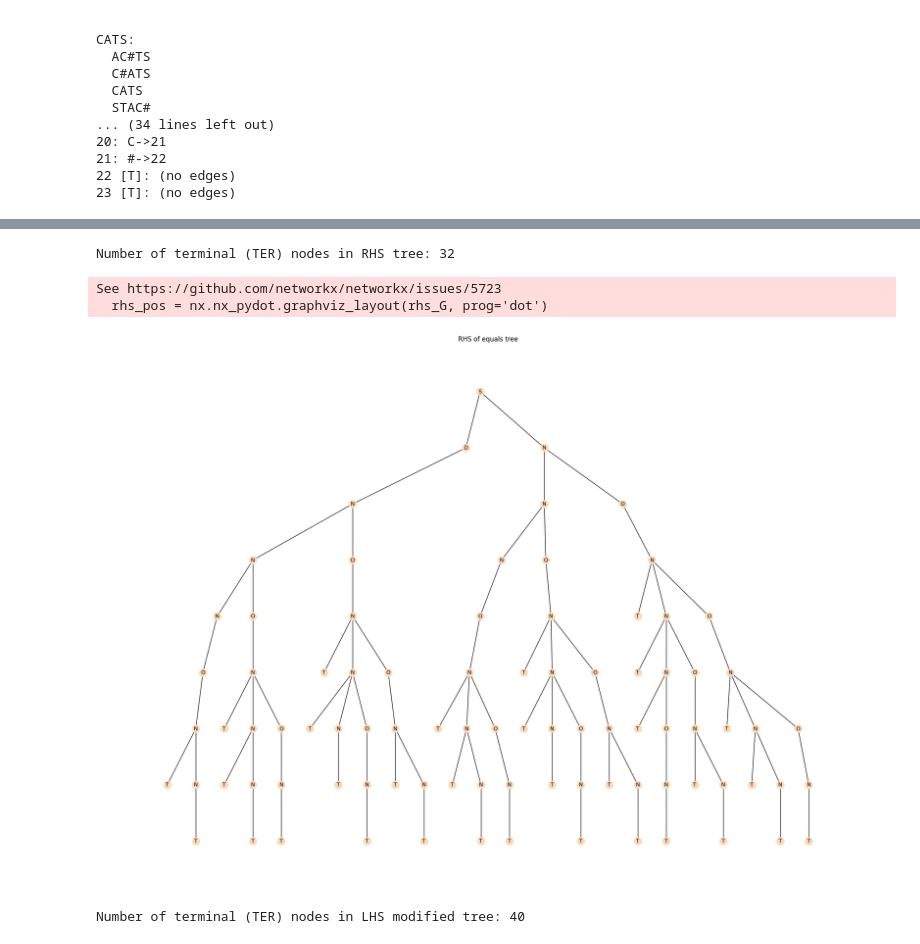
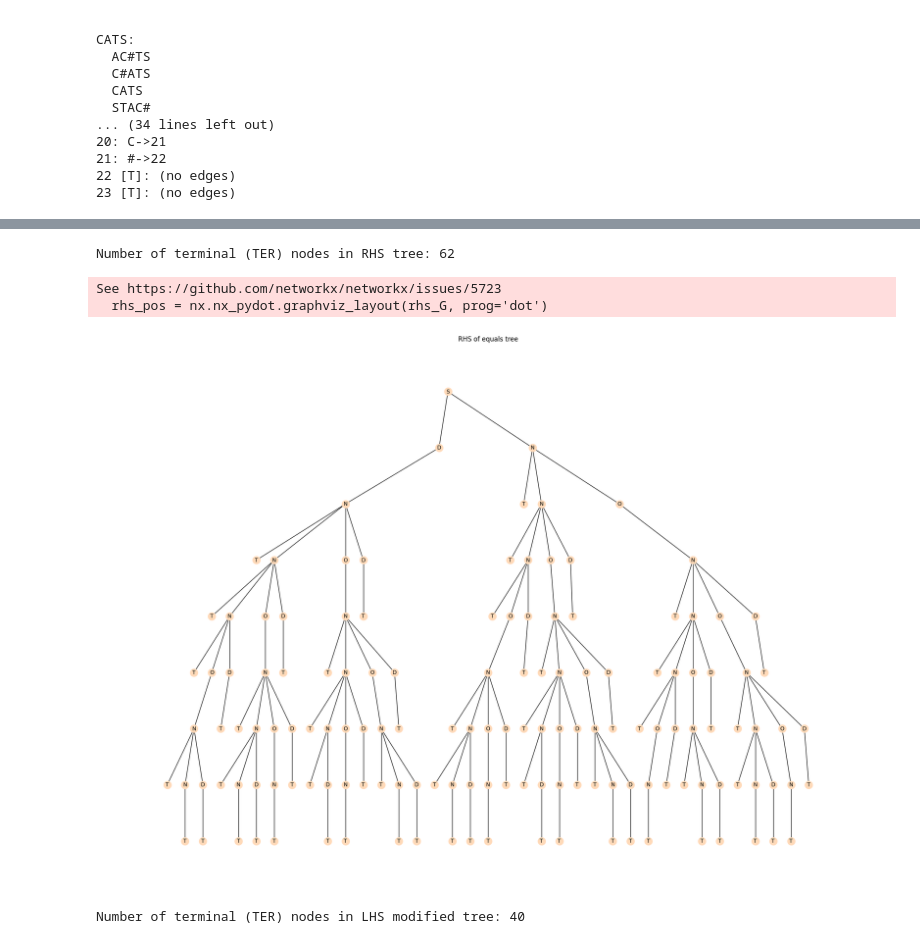
Before and after one commit to TarinPairor/a-math, a Jupyter notebook: test.ipynb, the cells around one changed output, grey strips where cells are left out. Saved outputs shown, nothing was run; the diff lists cells and outputs as text; code cells hidden in the pictures.

Commit message:
Fix tree conditions, generate total number of dual tree paths

```diff
--- a/test.ipynb
+++ b/test.ipynb
@@ -495,8 +468,10 @@ See https://github.com/networkx/networkx/issues/5723
 # %%
 from anytree import Node, RenderTree
 
+# Make RHS tree follow "after EVERY num is a terminal" similar to the LHS construction rules
+
 # Entity types
-S = "S"    # New Start node for RHS
+S = "S"    # Start node for RHS
 NUM = "N"
 OP = "O"
 DASH = "D"
@@ -507,114 +482,94 @@ MAX_CONTIG_NUM = 3
 
 def build_rhs_equals_tree():
     root = Node(S)
+    # The structure mirrors LHS: after every NUM there is a terminal, after every DASH there is a terminal.
 
     def add_children(parent, depth, path, num_streak, has_op):
         """
         parent: current node (anytree.Node)
         depth: current depth (root is depth 0)
-        path: list of entity names (excluding TER)
-        num_streak: current contiguous NUM count
+        path: list of entity types so far (excluding TER)
+        num_streak: contiguous NUM count
         has_op: bool, does this path have any OP so far
         """
+        # Always after a NUM, insert terminal
+        if parent.name == NUM:
+            Node(TER, parent=parent)
+        if parent.name == DASH:
+            Node(TER, parent=parent)
+
         if depth >= MAX_DEPTH:
-            # At max depth, only maybe add TER (which isn't counted in depth)
-            if parent.name == NUM and has_op:
-                Node(TER, parent=parent)
             return
 
-        # Rule 7: TER only allowed after NUM and if OP exists in path
-        if parent.name == NUM and has_op:
-            Node(TER, parent=parent)
-
-        # Stop at terminator
         if parent.name == TER:
             return
 
-        # Handle node type expansion
         if parent.name == S:
-            # Rule 1: S branches to DASH->NUM, NUM
+            # S can go to DASH or NUM
+            # S -> DASH
             dash = Node(DASH, parent=parent)
-            # now S->DASH->NUM
+            # DASH always must go to NUM (then terminal)
             num_after_dash = Node(NUM, parent=dash)
-            # The following line is critical:
-            # Instead of only adding a NUM node, we branch from here as if we just did S->N
-            # So invoke add_children on num_after_dash just like on an S->N
             add_children(num_after_dash, depth+2, path+[DASH, NUM], 1, has_op)
-            # Also do S -> NUM as normal (original branch)
+            # Also S -> NUM
             add_children(Node(NUM, parent=parent), depth+1, path+[NUM], 1, has_op)
         elif parent.name == NUM:
-            # Rule 2: NUM can go to NUM (if streak < 3), or OP
+            # NUM can go to NUM (if not over streak), OP, DASH
+            # But do NOT allow NUM->DASH if parent of NUM is S (i.e., path ends with [..., S, NUM])
+            is_s_n = len(path) >= 2 and path[-2:] == [S, NUM]
             if num_streak < MAX_CONTIG_NUM:
                 add_children(Node(NUM, parent=parent), depth+1, path+[NUM], num_streak+1, has_op)
-            add_children(Node(OP, parent=parent), depth+1, path+[OP], 0, True)
+            # OP only if allowed at this depth
+            if depth+1 < MAX_DEPTH:
+                add_children(Node(OP, parent=parent), depth+1, path+[OP], 0, True)
+            if not is_s_n:
+                add_children(Node(DASH, parent=parent), depth+1, path+[DASH], 0, has_op)
         elif parent.name == OP:
-            # Rule 3: OP can go to NUM
+            # OP can only go to NUM
             add_children(Node(NUM, parent=parent), depth+1, path+[NUM], 1, has_op)
-        elif parent.name == DASH:
-            # With new logic, all handling for DASH is via S->DASH->NUM,
-            # so do not expand further from bare DASH nodes.
-            pass
+        # No children from DASH except for forced terminal above
 
     add_children(root, 0, [S], 0, False)
     return root
 
-def prune_last_level_Os_without_terminal_rhs(node, depth, max_depth):
-    """
-    Remove OP ("O") nodes at depth==max_depth that do not have a "T" child.
-    This is a post-build tree cleaning step.
-    """
-    to_remove = []
-    for child in node.children:
-        # Post-order traversal to go bottom-up
-        prune_last_level_Os_without_terminal_rhs(child, depth+1, max_depth)
-        if (
-            child.name == OP
-            and depth+1 == max_depth
-            and not any(grandchild.name == TER for grandchild in child.children)
-        ):
-            to_remove.append(child)
-    for child in to_remove:
-        child.parent = None  # Remove node from tree
+# No need for O-pruning step because after every NUM (or DASH) is a terminal, and OP are handled as in LHS
 
-# Build and display the RHS tree
 rhs_tree_root = build_rhs_equals_tree()
-# Remove O's at last non-terminal level that have no terminal children, just like in LHS
-prune_last_level_Os_without_terminal_rhs(rhs_tree_root, 0, MAX_DEPTH)
 
 rhs_G = nx.DiGraph()
 def build_rhs_nx_graph(node, G, parent=None):
     G.add_node(id(node), label=node.name)
     if parent is not None:
         G.add_edge(id(parent), id(node))
     for child in node.children:
         build_rhs_nx_graph(child, G, node)
 build_rhs_nx_graph(rhs_tree_root, rhs_G)
 
 def rhs_count_terminals(node):
     count = 1 if node.name == TER else 0
     for child in node.children:
         count += rhs_count_terminals(child)
     return count
 
 rhs_num_terminals = rhs_count_terminals(rhs_tree_root)
 print(f"Number of terminal (TER) nodes in RHS tree: {rhs_num_terminals}")
 
 try:
     rhs_pos = nx.nx_pydot.graphviz_layout(rhs_G, prog='dot')
 except Exception:
     rhs_pos = nx.spring_layout(rhs_G)
 
 rhs_labels = nx.get_node_attributes(rhs_G, 'label')
 plt.figure(figsize=(20, 14))
 nx.draw(rhs_G, rhs_pos, with_labels=True, labels=rhs_labels, arrows=False, node_size=200, node_color='peachpuff', font_size=10)
 plt.title("RHS of equals tree")
 plt.tight_layout(pad=3.0)
 plt.show()
 # %% [output]
-Number of terminal (TER) nodes in RHS tree: 32
+Number of terminal (TER) nodes in RHS tree: 62
 See https://github.com/networkx/networkx/issues/5723
   rhs_pos = nx.nx_pydot.graphviz_layout(rhs_G, prog='dot')
-[figure, old version]
+[figure, new version]
 # %%
 
 from anytree import Node, RenderTree
```
Also changed, not shown: parts of 2 cells of this notebook.
